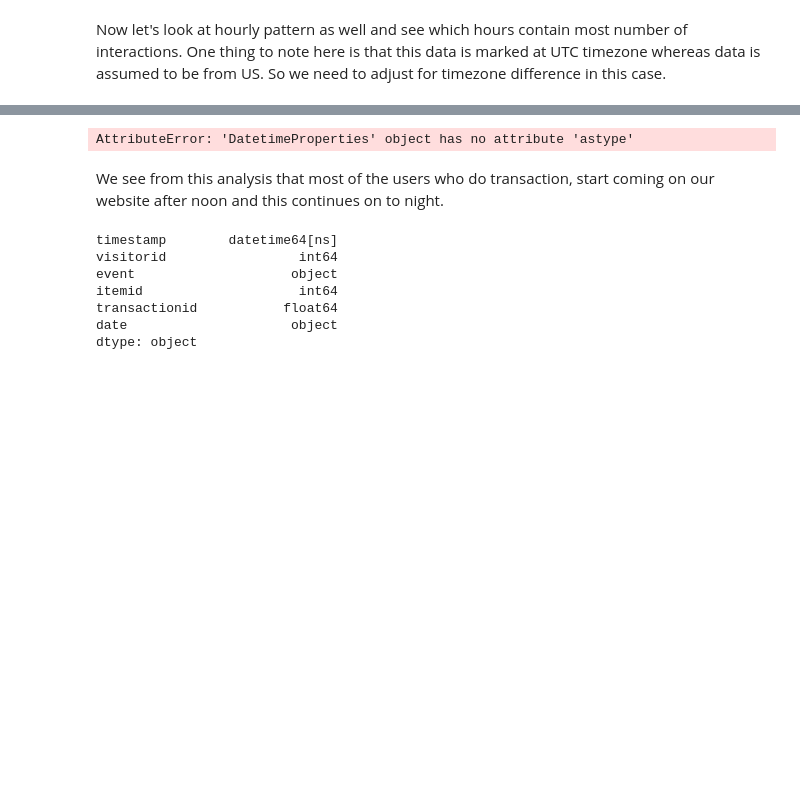
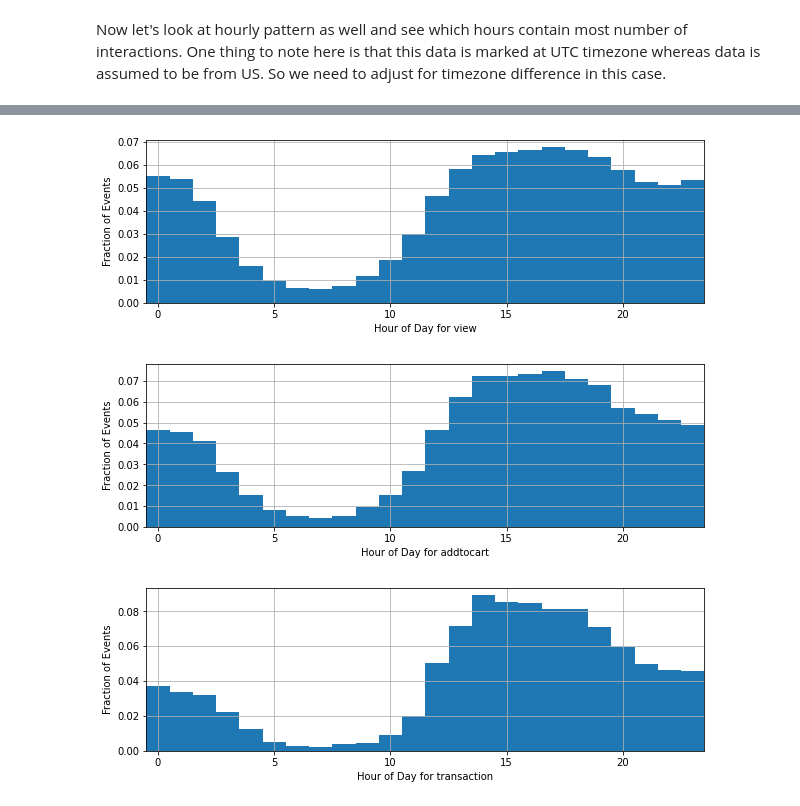
Before and after one commit to awaiskaleem/Recommendation-Engine, a Jupyter notebook: docs/eda.ipynb, the cells around one changed output, grey strips where cells are left out. Cells and saved outputs as stored; diff of their text form; code cells hidden in the pictures; blank space fills up the shorter version.

```diff
--- a/docs/eda.ipynb
+++ b/docs/eda.ipynb
@@ -169,29 +158,18 @@ Name: timestamp, Length: 2430838, dtype: int64
 # %%
 hour = lambda x: (datetime.datetime.fromtimestamp(x)-datetime.timedelta(hours=5)).hour
-timestamp = events[['timestamp', 'event']].copy()
-timestamp['timestamp'] = timestamp['timestamp'].dt.astype(int)
-timestamp['timestamp'] = timestamp.timestamp / 1000
-timestamp['hour'] = timestamp['timestamp'].apply(hour)
+timestamp = events[['timestamp_orig', 'event']].copy()
+timestamp['timestamp_orig'] = timestamp.timestamp_orig / 1000
+timestamp['hour'] = timestamp['timestamp_orig'].apply(hour)
 
-timestamp.head()
 
-plt.figure(figsize=(12,6))
-timestamp.hour.hist(bins=np.linspace(-0.5, 23.5, 25), alpha=1, density=True)
-plt.xlim(-0.5, 23.5)
-plt.xlabel("Hour of Day")
-plt.ylabel("Fraction of Events")
-plt.show()
+for action in list(timestamp.event.unique()):
+    plt.figure(figsize=(10,3))
+    timestamp[timestamp['event']==action].hour.hist(bins=np.linspace(-0.5, 23.5, 25), alpha=1, density=True)
+    plt.xlim(-0.5, 23.5)
+    plt.xlabel("Hour of Day for "+action)
+    plt.ylabel("Fraction of Events")
+    plt.show()
 # %% [output]
-AttributeError: 'DatetimeProperties' object has no attribute 'astype'
+[figure, added]
+[figure, added]
+[figure, added]
-# %% [markdown]
-We see from this analysis that most of the users who do transaction, start coming on our website after noon and this continues on to night.
-# %%
-events.dtypes
-# %% [output]
-timestamp        datetime64[ns]
-visitorid                 int64
-event                    object
-itemid                    int64
-transactionid           float64
-date                     object
-dtype: object
```
Also changed, not shown: parts of 2 cells of this notebook, 1 other file.
